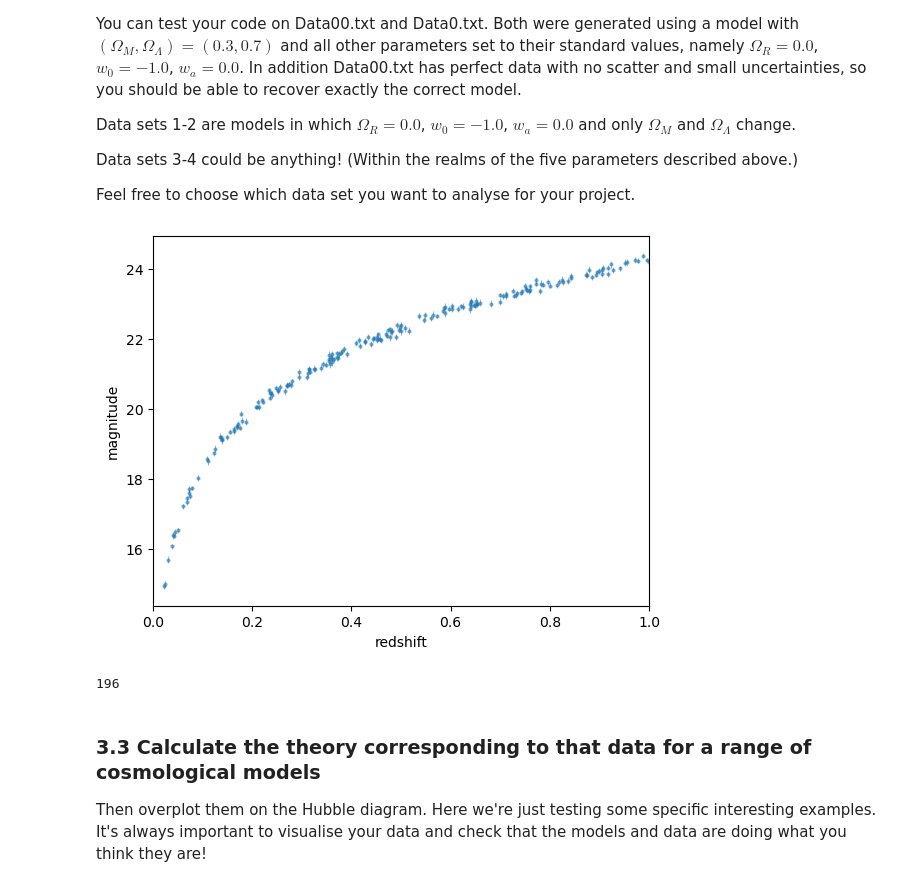
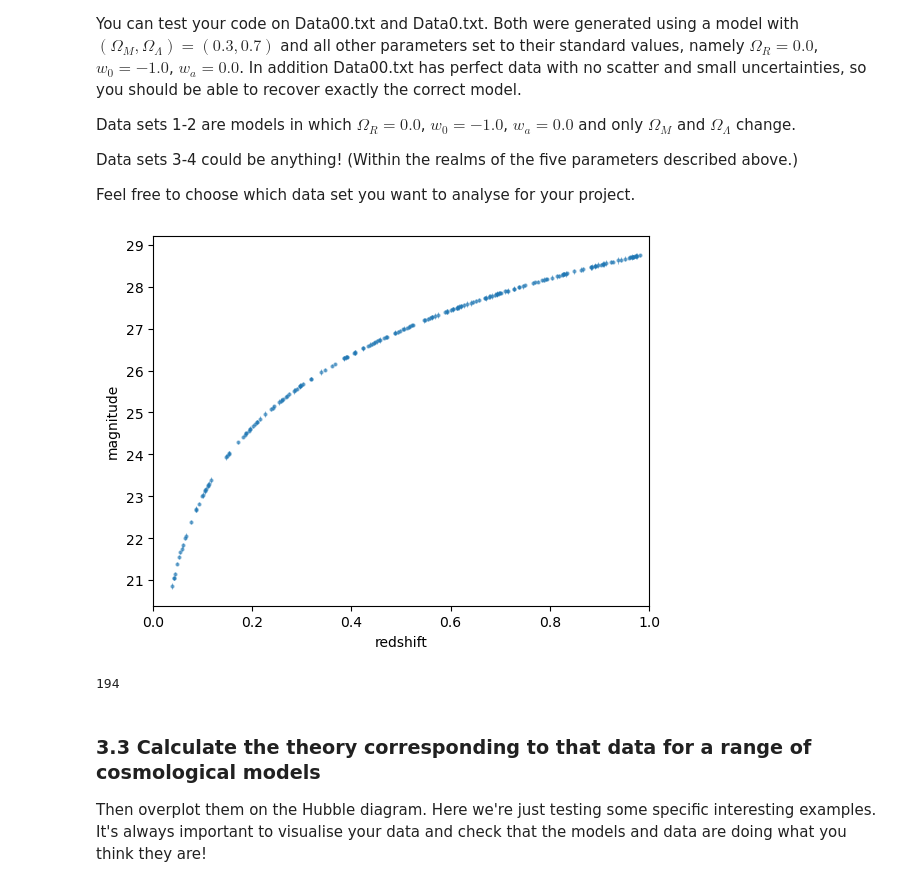
Before and after one commit to scotdevlin/Cosmo_tall, a Jupyter notebook: Fit_Models_Data0.ipynb, the cells around one changed output. Saved outputs shown, nothing was run; the diff lists cells and outputs as text; code cells hidden in the pictures.

```diff
--- a/Fit_Models_Data0.ipynb
+++ b/Fit_Models_Data0.ipynb
@@ -76,26 +76,26 @@ Feel free to choose which data set you want to analyse for your project.
 # %%
 # Add a new function that reads in the data (data files should be in a directory called data)
 def read_data(model_name):
     d = np.genfromtxt('data/'+model_name+'.txt',delimiter=',')
     zs = d[:,0]
     mu = d[:,1]
     muerr=d[:,2]
     return zs, mu, muerr
 
-zs, mu, muerr = read_data('Data1')
+zs, mu, muerr = read_data('Data00')
 
 # Plot it to see what it looks like, this is called a Hubble diagram
 plt.errorbar(zs,mu,yerr=muerr,fmt='.',elinewidth=0.7,markersize=4,alpha=0.5)
 plt.xlim(0,1.0)
 plt.xlabel('redshift')
 plt.ylabel('magnitude')
 plt.show()
 # %% [output]
-[figure, old version]
+[figure, new version]
 # %%
 print(len(mu))
 # %% [output]
-196
+194
 # %% [markdown]
 ### 3.3 Calculate the theory corresponding to that data for a range of cosmological models
 Then overplot them on the Hubble diagram.  Here we're just testing some specific interesting examples.
```
Also changed, not shown: parts of 9 cells of this notebook, 8 other files.
